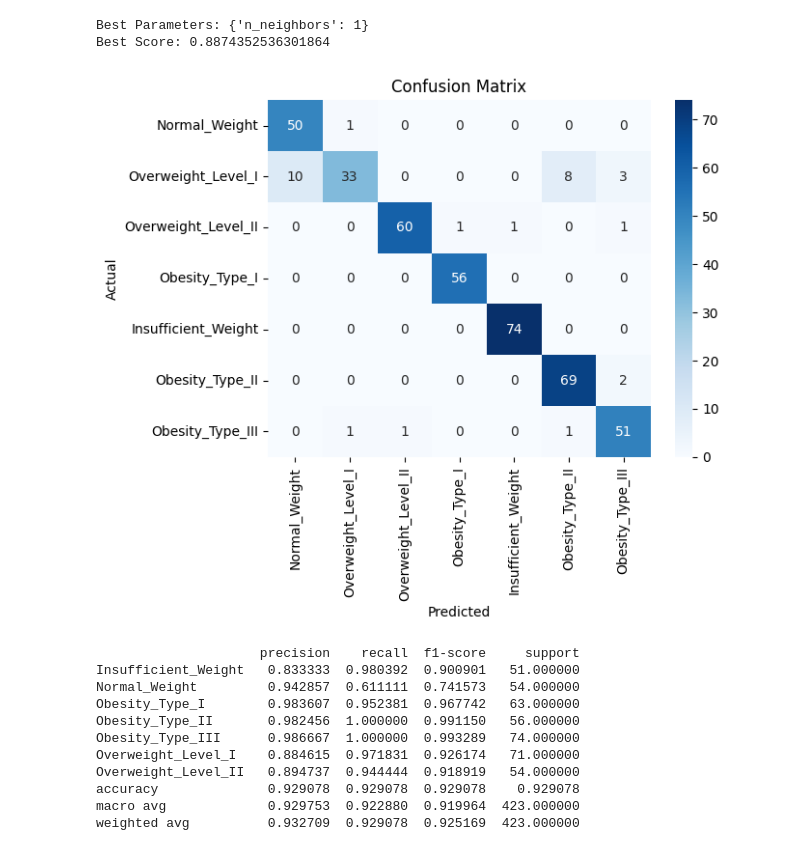
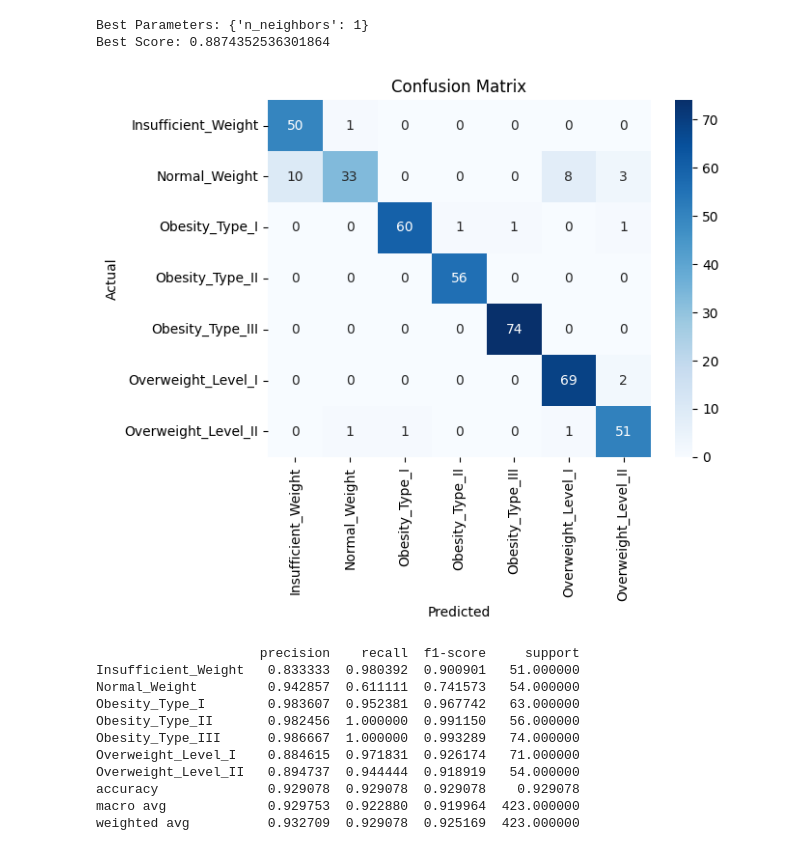
Before and after one commit to Ehiderg/DataMinig, a Jupyter notebook: KNN.ipynb, the cells around one changed output. Saved outputs shown, nothing was run; the diff lists cells and outputs as text; code cells hidden in the pictures.

```diff
--- a/KNN.ipynb
+++ b/KNN.ipynb
@@ -38,20 +46,21 @@ Best Score: 0.8874352536301864
 # %%
 from sklearn.metrics import confusion_matrix
 import seaborn as sns
 import matplotlib.pyplot as plt
 
 y_pred = grid_search.predict(X_test)
 cm = confusion_matrix(y_test, y_pred)
 
-type_names = dfData['NObeyesdad'].unique()
-
+tmp = pd.DataFrame(y_pred, columns=['NObeyesdad'])
+type_names = tmp['NObeyesdad'].unique()
+type_names.sort()
 sns.heatmap(cm, annot=True, cmap='Blues', xticklabels=type_names, yticklabels=type_names)
 plt.xlabel('Predicted')
 plt.ylabel('Actual')
 plt.title('Confusion Matrix')
 plt.show()
 # %% [output]
-[figure, old version]
+[figure, new version]
 # %%
 from sklearn.metrics import classification_report
 
```
Also changed, not shown: parts of 2 cells of this notebook, 1 other file.
